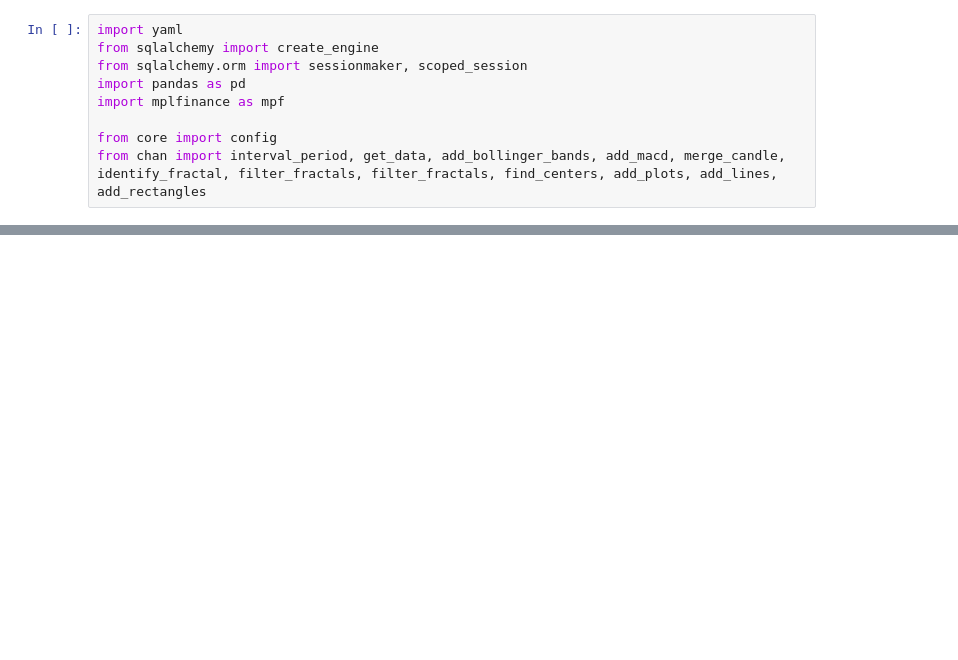
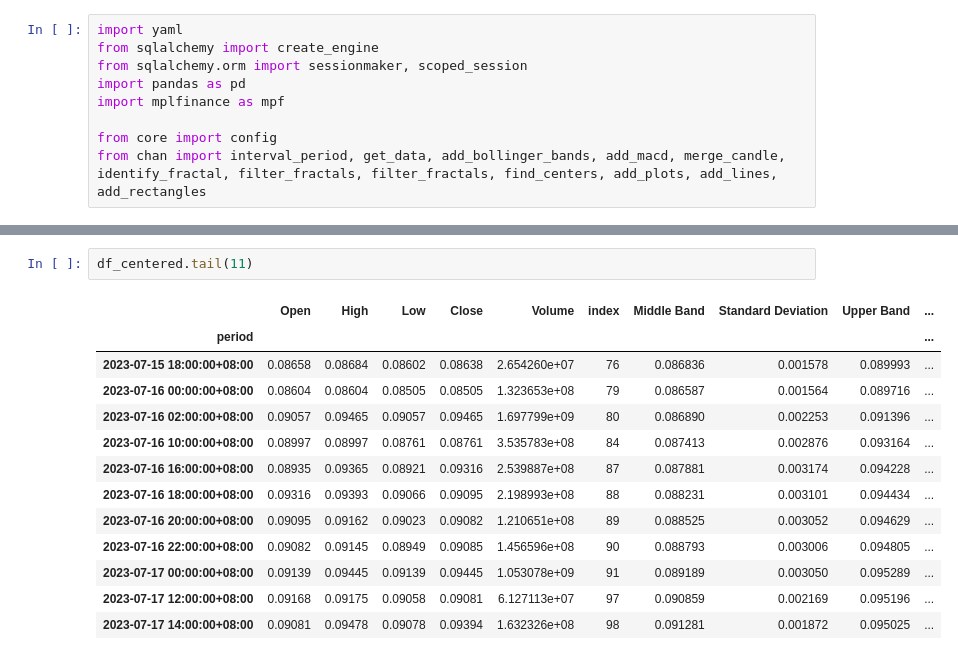
Before and after one commit to A1anSong/mahakala-python, a Jupyter notebook: chan.ipynb, the cells around one changed output, grey strips where cells are left out. Saved outputs shown, nothing was run; the diff lists cells and outputs as text; blank space fills up the shorter version.

```diff
--- a/chan.ipynb
+++ b/chan.ipynb
@@ -39,0 +41,16 @@ else:
+# %%
+df_centered.tail(11)
+# %% [output]
+|  | Open | High | Low | Close | Volume | index | Middle Band | Standard Deviation | Upper Band | ... |
+| period |  |  |  |  |  |  |  |  |  | ... |
+| 2023-07-15 18:00:00+08:00 | 0.08658 | 0.08684 | 0.08602 | 0.08638 | 2.654260e+07 | 76 | 0.086836 | 0.001578 | 0.089993 | ... |
+| 2023-07-16 00:00:00+08:00 | 0.08604 | 0.08604 | 0.08505 | 0.08505 | 1.323653e+08 | 79 | 0.086587 | 0.001564 | 0.089716 | ... |
+| 2023-07-16 02:00:00+08:00 | 0.09057 | 0.09465 | 0.09057 | 0.09465 | 1.697799e+09 | 80 | 0.086890 | 0.002253 | 0.091396 | ... |
+| 2023-07-16 10:00:00+08:00 | 0.08997 | 0.08997 | 0.08761 | 0.08761 | 3.535783e+08 | 84 | 0.087413 | 0.002876 | 0.093164 | ... |
+| 2023-07-16 16:00:00+08:00 | 0.08935 | 0.09365 | 0.08921 | 0.09316 | 2.539887e+08 | 87 | 0.087881 | 0.003174 | 0.094228 | ... |
+| 2023-07-16 18:00:00+08:00 | 0.09316 | 0.09393 | 0.09066 | 0.09095 | 2.198993e+08 | 88 | 0.088231 | 0.003101 | 0.094434 | ... |
+| 2023-07-16 20:00:00+08:00 | 0.09095 | 0.09162 | 0.09023 | 0.09082 | 1.210651e+08 | 89 | 0.088525 | 0.003052 | 0.094629 | ... |
+| 2023-07-16 22:00:00+08:00 | 0.09082 | 0.09145 | 0.08949 | 0.09085 | 1.456596e+08 | 90 | 0.088793 | 0.003006 | 0.094805 | ... |
+| 2023-07-17 00:00:00+08:00 | 0.09139 | 0.09445 | 0.09139 | 0.09445 | 1.053078e+09 | 91 | 0.089189 | 0.003050 | 0.095289 | ... |
+| 2023-07-17 12:00:00+08:00 | 0.09168 | 0.09175 | 0.09058 | 0.09081 | 6.127113e+07 | 97 | 0.090859 | 0.002169 | 0.095196 | ... |
+| 2023-07-17 14:00:00+08:00 | 0.09081 | 0.09478 | 0.09078 | 0.09394 | 1.632326e+08 | 98 | 0.091281 | 0.001872 | 0.095025 | ... |
```
Also changed, not shown: parts of 2 cells of this notebook, 1 other file.
